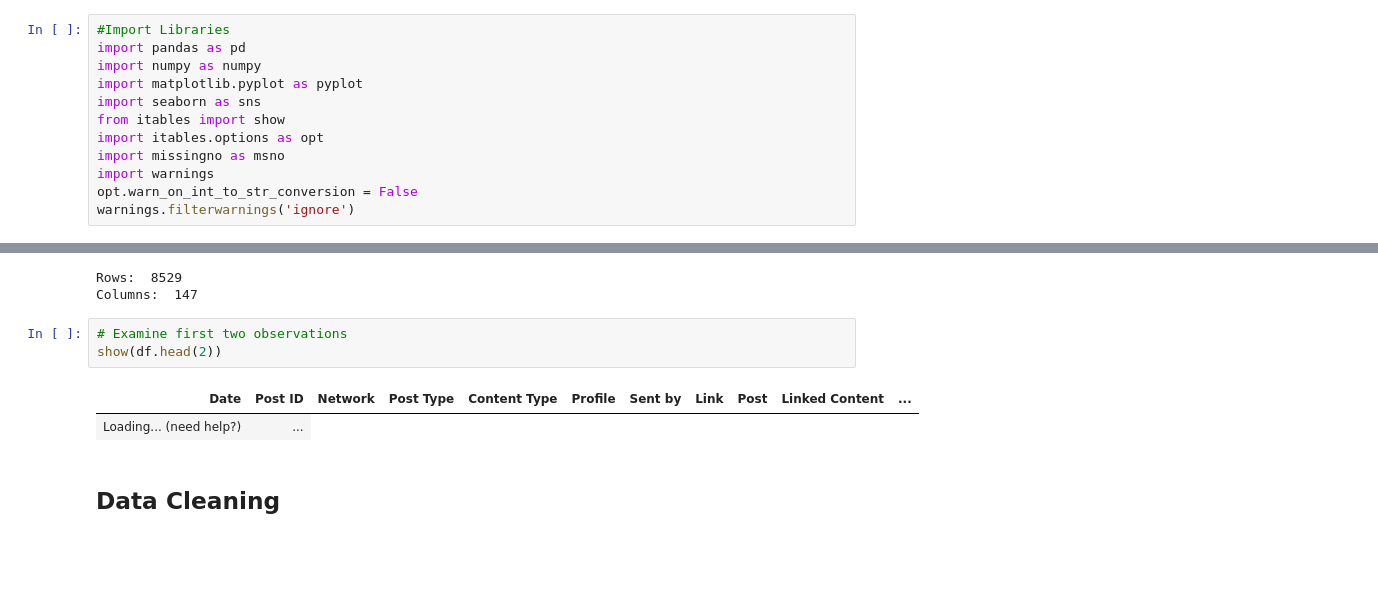
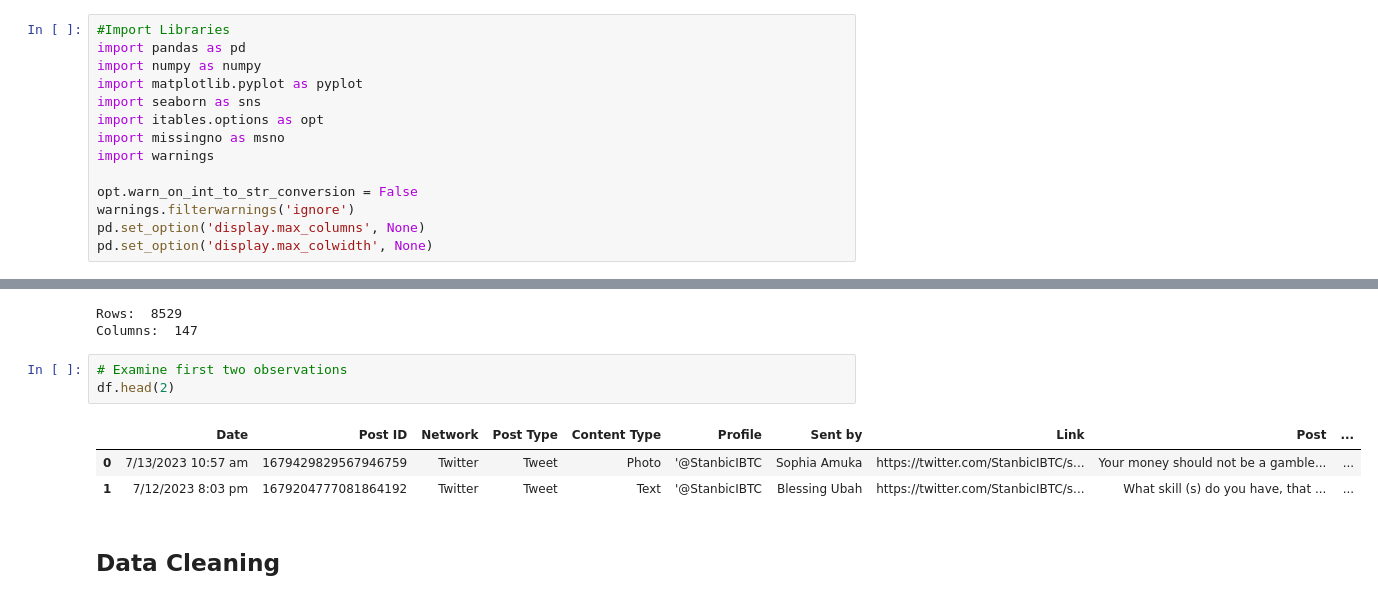
Before and after one commit to samaregbesola/Stanbic-IBTC, a Jupyter notebook: twitter_clean.ipynb, the cells around one changed output, grey strips where cells are left out. Drawn from its saved outputs; the diff is of its cells as text; blank space fills up the shorter version.

Commit message:
Updated twitter cleaning and feature engineering

```diff
--- a/twitter_clean.ipynb
+++ b/twitter_clean.ipynb
@@ -8,12 +7,14 @@ import pandas as pd
 import numpy as numpy
 import matplotlib.pyplot as pyplot
 import seaborn as sns
-from itables import show
 import itables.options as opt
 import missingno as msno
 import warnings
+
 opt.warn_on_int_to_str_conversion = False
 warnings.filterwarnings('ignore')
+pd.set_option('display.max_columns', None)
+pd.set_option('display.max_colwidth', None)
 # %%
 # Load Twitter data
 df = pd.read_csv('./data/Post Performance (Stanbic IBTC) January 1, 2013 - July 13, 2023_Twitter.csv', low_memory=False)
@@ -26,10 +27,11 @@ Rows:  8529
 Columns:  147
 # %%
 # Examine first two observations
-show(df.head(2))
+df.head(2)
 # %% [output]
-| Date | Post ID | Network | Post Type | Content Type | Profile | Sent by | Link | Post | Linked Content | ... |
-| Loading... (need help?) | ... |
+|  | Date | Post ID | Network | Post Type | Content Type | Profile | Sent by | Link | Post | ... |
+| 0 | 7/13/2023 10:57 am | 1679429829567946759 | Twitter | Tweet | Photo | '@StanbicIBTC | Sophia Amuka | https://twitter.com/StanbicIBTC/s... | Your money should not be a gamble... | ... |
+| 1 | 7/12/2023 8:03 pm | 1679204777081864192 | Twitter | Tweet | Text | '@StanbicIBTC | Blessing Ubah | https://twitter.com/StanbicIBTC/s... | What skill (s) do you have, that ... | ... |
 # %% [markdown]
 ## Data Cleaning
 # %% [markdown]
```
Also changed, not shown: parts of 23 cells of this notebook.
